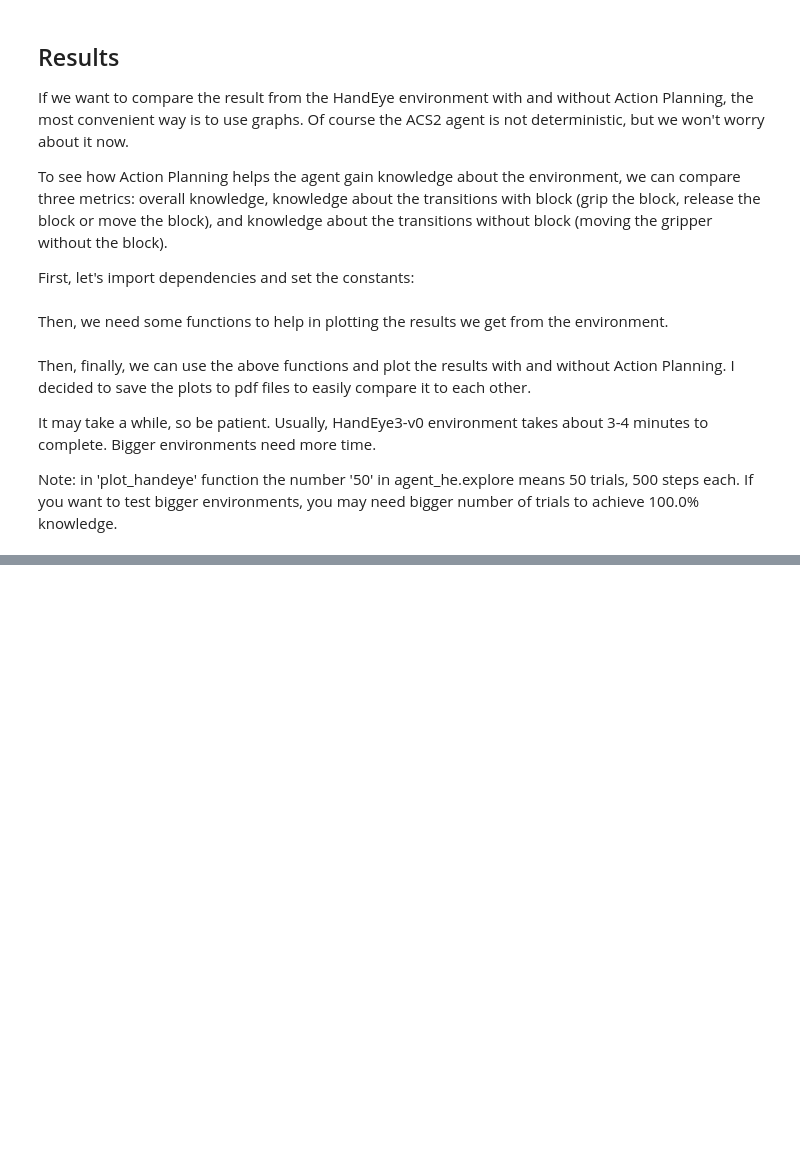
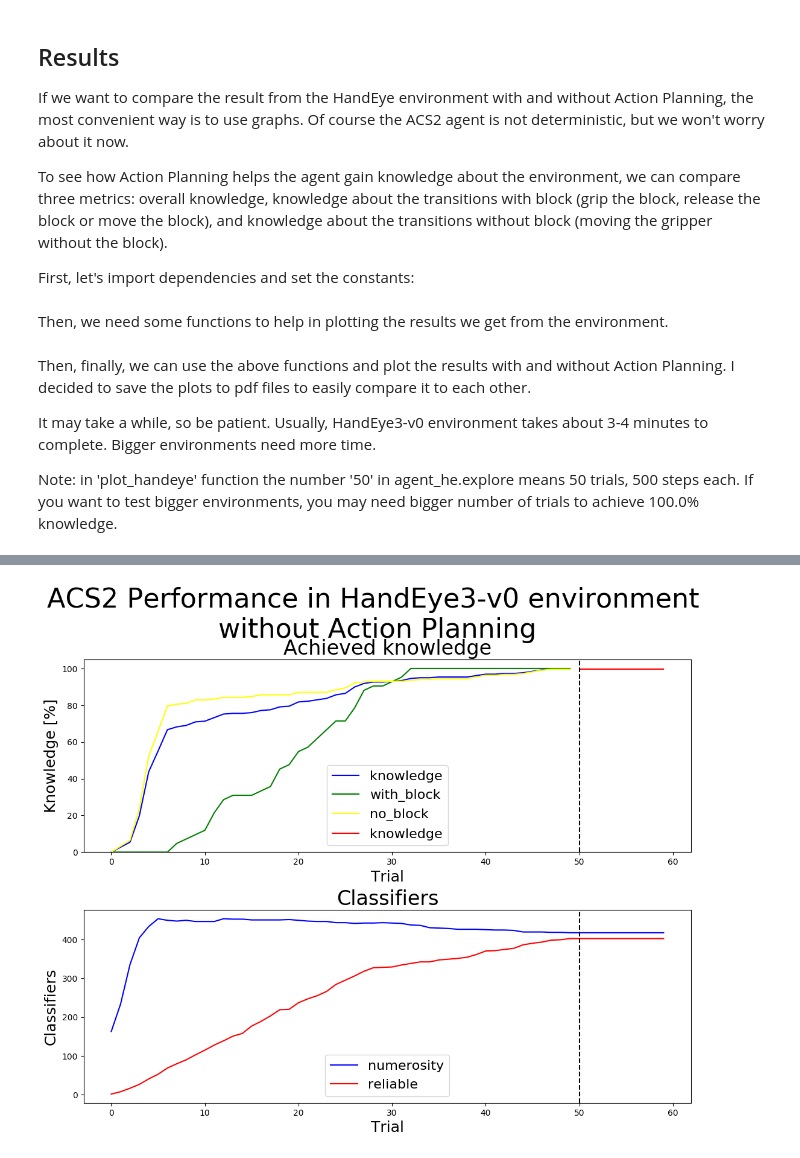
Before and after one commit to ParrotPrediction/pyalcs, a Jupyter notebook: docs/source/notebooks/handeye/ACS2 in HandEye.ipynb, the cells around one changed output, grey strips where cells are left out. Saved outputs shown, nothing was run; the diff lists cells and outputs as text; code cells hidden in the pictures; blank space fills up the shorter version.

```diff
--- a/docs/source/notebooks/handeye/ACS2 in HandEye.ipynb
+++ b/docs/source/notebooks/handeye/ACS2 in HandEye.ipynb
@@ -280,0 +280,7 @@ done without AP, time: 2018-09-26 15:57:42.879115, elapsed: 0:01:15.289881
+# %%
+%%time
+plot_handeye(env_name, 'results/{}_no_ap.pdf'.format(env_name),
+             do_action_planning=False,
+             number_of_trials_explore=number_of_trials_explore,
+             number_of_trials_exploit=number_of_trials_exploit)
+# %% [output]
@@ -281,3 +289,4 @@ done without AP, time: 2018-09-26 15:57:42.879115, elapsed: 0:01:15.289881
+[figure, added]
 # %% [markdown]
 Now, we can compare results.
 
```
Also changed, not shown: parts of 24 cells of this notebook, 42 other files.
